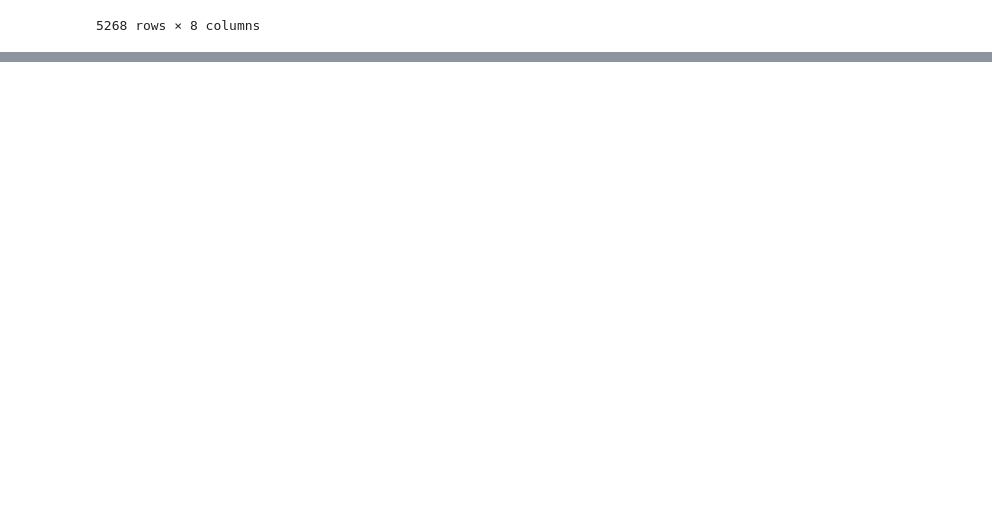
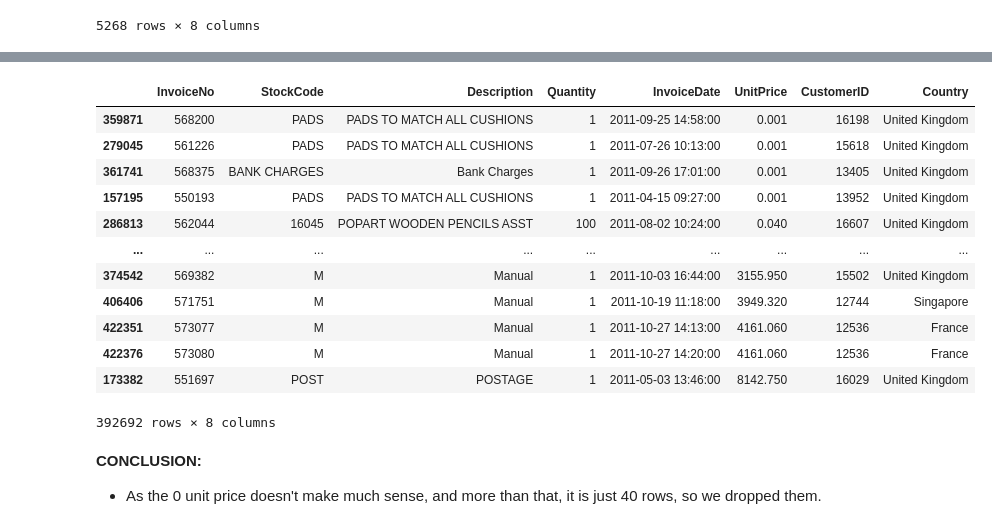
Before and after one commit to Pronob17/Customer_segmentation_using_K_means_clustering, a Jupyter notebook: Customer_Segmentation_with_K_Means_Clustering.ipynb, the cells around one changed output, grey strips where cells are left out. Drawn from its saved outputs; the diff is of its cells as text; code cells hidden in the pictures; blank space fills up the shorter version.

```diff
--- a/Customer_Segmentation_with_K_Means_Clustering.ipynb
+++ b/Customer_Segmentation_with_K_Means_Clustering.ipynb
@@ -109,0 +420,23 @@ memory usage: 36.8+ MB
+# %%
+# drop the rows with 'UnitPrice'=0
+df = df[df["UnitPrice"]>0]
+
+# check again
+df.sort_values(by="UnitPrice")
+# %% [output]
+|  | InvoiceNo | StockCode | Description | Quantity | InvoiceDate | UnitPrice | CustomerID | Country |
+| 359871 | 568200 | PADS | PADS TO MATCH ALL CUSHIONS | 1 | 2011-09-25 14:58:00 | 0.001 | 16198 | United Kingdom |
+| 279045 | 561226 | PADS | PADS TO MATCH ALL CUSHIONS | 1 | 2011-07-26 10:13:00 | 0.001 | 15618 | United Kingdom |
+| 361741 | 568375 | BANK CHARGES | Bank Charges | 1 | 2011-09-26 17:01:00 | 0.001 | 13405 | United Kingdom |
+| 157195 | 550193 | PADS | PADS TO MATCH ALL CUSHIONS | 1 | 2011-04-15 09:27:00 | 0.001 | 13952 | United Kingdom |
+| 286813 | 562044 | 16045 | POPART WOODEN PENCILS ASST | 100 | 2011-08-02 10:24:00 | 0.040 | 16607 | United Kingdom |
+| ... | ... | ... | ... | ... | ... | ... | ... | ... |
+| 374542 | 569382 | M | Manual | 1 | 2011-10-03 16:44:00 | 3155.950 | 15502 | United Kingdom |
+| 406406 | 571751 | M | Manual | 1 | 2011-10-19 11:18:00 | 3949.320 | 12744 | Singapore |
+| 422351 | 573077 | M | Manual | 1 | 2011-10-27 14:13:00 | 4161.060 | 12536 | France |
+| 422376 | 573080 | M | Manual | 1 | 2011-10-27 14:20:00 | 4161.060 | 12536 | France |
+| 173382 | 551697 | POST | POSTAGE | 1 | 2011-05-03 13:46:00 | 8142.750 | 16029 | United Kingdom |
+392692 rows × 8 columns
+# %% [markdown]
+**CONCLUSION:**
+* As the 0 unit price doesn't make much sense, and more than that, it is just 40 rows, so we dropped them.
```
Also changed, not shown: parts of 42 cells of this notebook.
